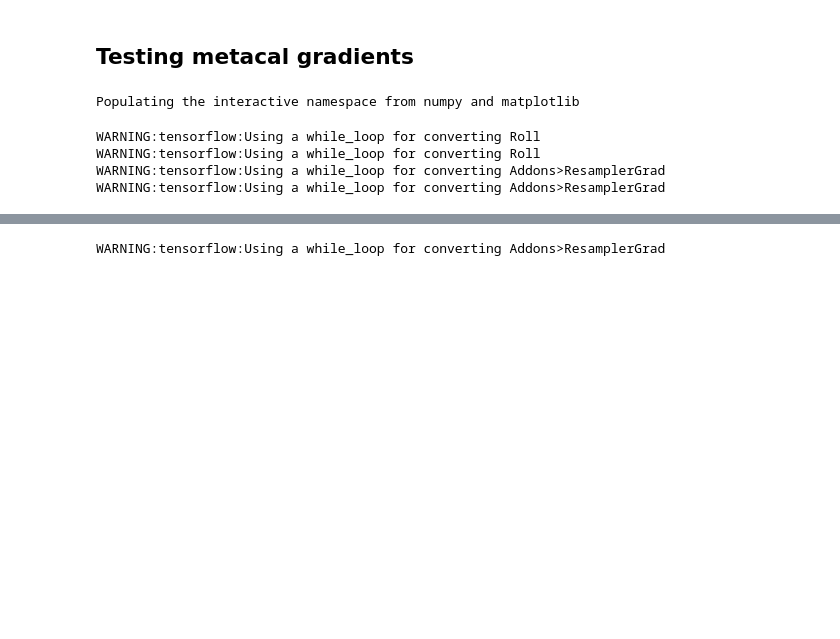
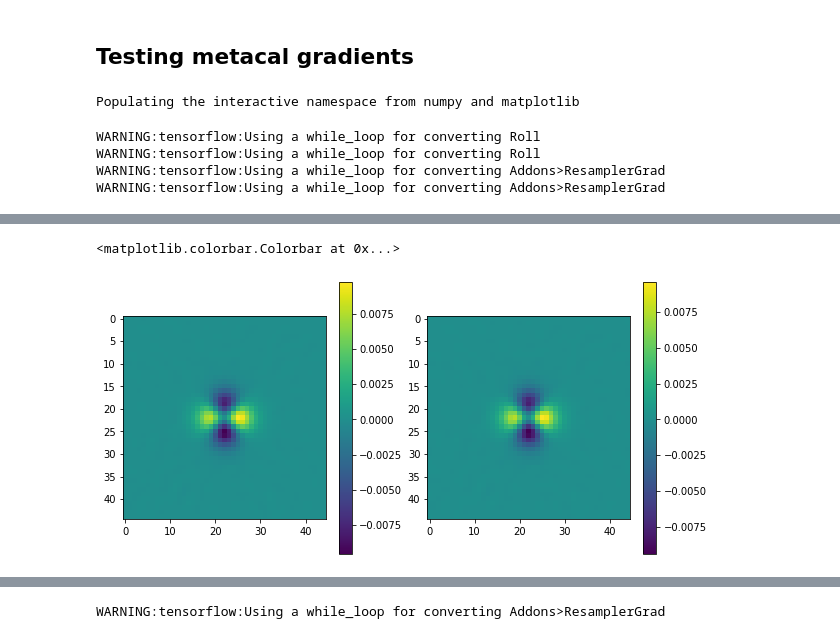
Before and after one commit to CosmoStat/autometacal, a Jupyter notebook: notebooks/MetacalGradients.ipynb, the cells around one changed output, grey strips where cells are left out. Saved outputs shown, nothing was run; the diff lists cells and outputs as text; code cells hidden in the pictures; blank space fills up the shorter version.

```diff
--- a/notebooks/MetacalGradients.ipynb
+++ b/notebooks/MetacalGradients.ipynb
@@ -171,0 +174,10 @@ imshow(res_autodiff[0,:,:,1] - res[:,:,1]); colorbar()
+# %%
+# Step size 0.01
+figure(figsize=[10,5])
+subplot(121)
+imshow(res_autodiff[0,:,:,0]); colorbar()
+subplot(122)
+imshow(res[:,:,0]); colorbar()
+# %% [output]
+<matplotlib.colorbar.Colorbar at 0x...>
+[figure, added]
```
Also changed, not shown: parts of 23 cells of this notebook, 5 other files.
